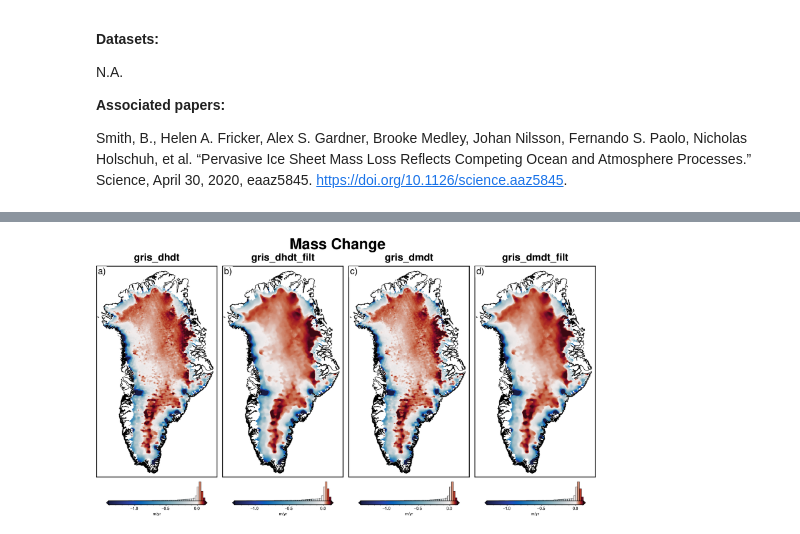
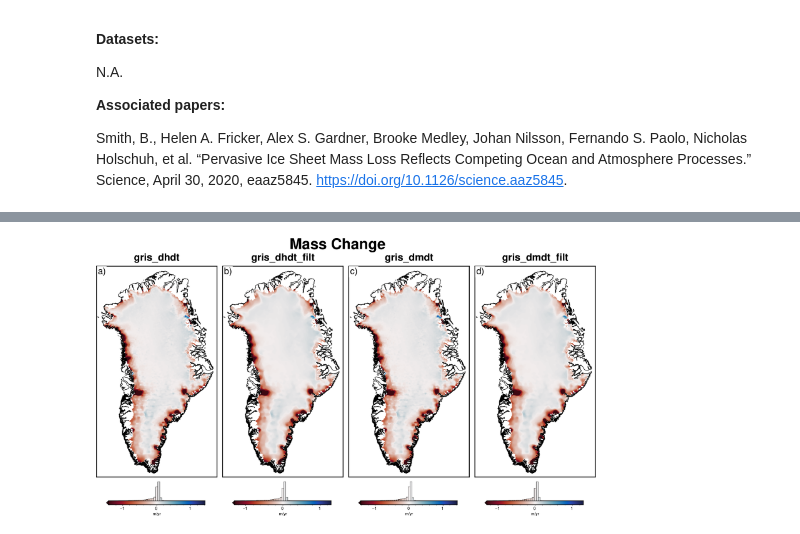
Before and after one commit to mdtanker/polartoolkit, a Jupyter notebook: docs/datasets/greenland_arctic/mass_change.ipynb, the cells around one changed output, grey strips where cells are left out. Drawn from its saved outputs; the diff is of its cells as text; code cells hidden in the pictures.

```diff
--- a/docs/datasets/greenland_arctic/mass_change.ipynb
+++ b/docs/datasets/greenland_arctic/mass_change.ipynb
@@ -62,17 +62,19 @@ grid registration: p
 # %%
 fig = maps.subplots(
     grids,
     region=regions.greenland,
     dims=(1, 4),
     fig_title="Mass Change",
     titles=version_names,
     cbar_label="m/yr",
     margins=".5c/1.3c",
     coast=True,
     cmap="balance+h0",
     robust=True,
     hist=True,
+    reverse_cpt=True,
+    absolute=True,
 )
 fig.show(dpi=200)
 # %% [output]
-[figure, old version]
+[figure, new version]
```
Also changed, not shown: 48 other files.
